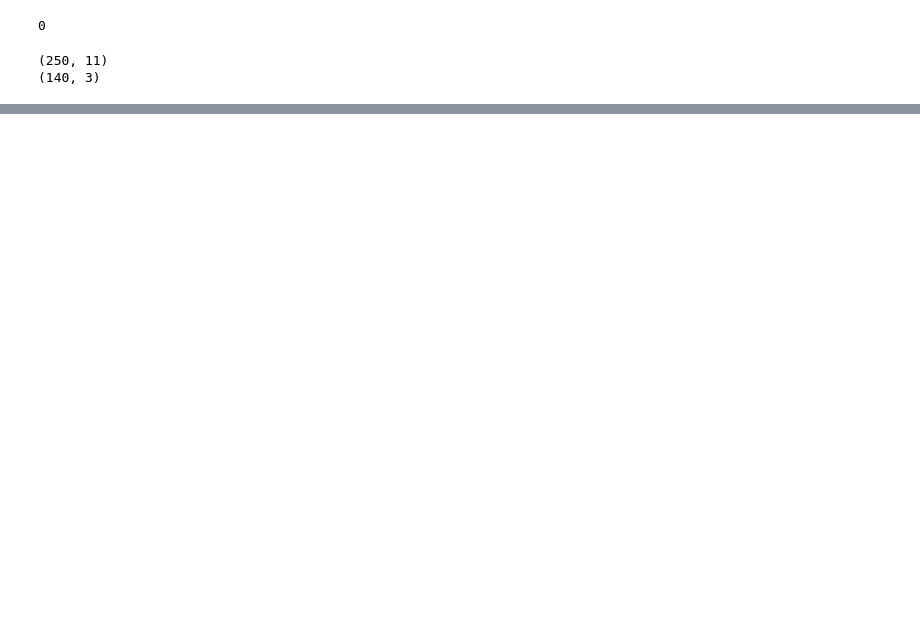
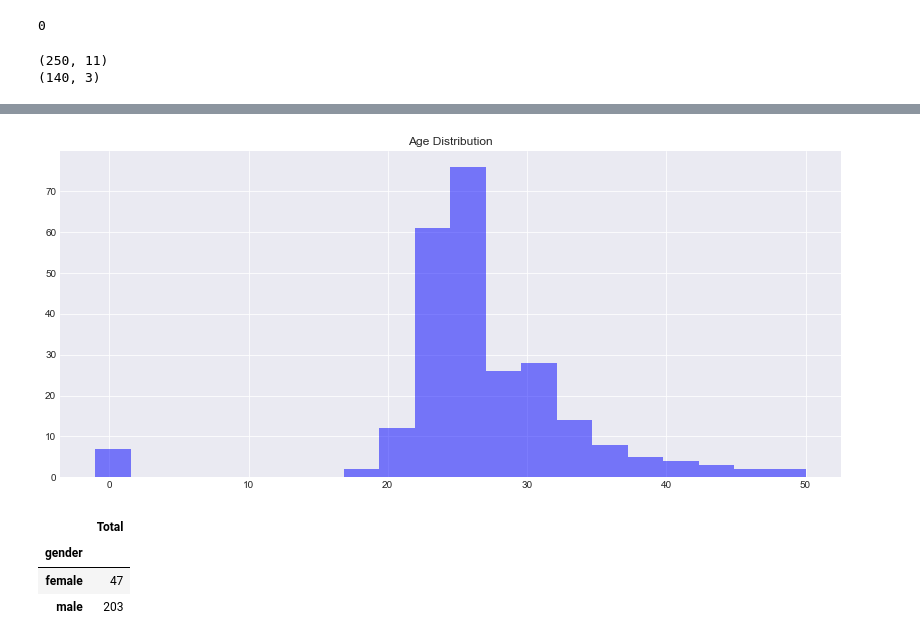
Before and after one commit to Ldave01/Data-Processing-Project, a Jupyter notebook: data_processing.ipynb, the cells around one changed output, grey strips where cells are left out. Saved outputs shown, nothing was run; the diff lists cells and outputs as text; code cells hidden in the pictures; blank space fills up the shorter version.

```diff
--- a/data_processing.ipynb
+++ b/data_processing.ipynb
@@ -355,0 +301,4 @@ dataset[dataset.gender == "female"].shape[0]
+# %%
+final_dataset = pd.merge(dataset,concatenation,how = 'left', left_on = 'quest_id', right_on= 'quest_id')
+#final.reset_index(inplace = True ,level = 0)
+final_dataset['payment_method'] = final_dataset['payment_method'].fillna('No payment')
@@ -355,0 +333,10 @@ dataset[dataset.gender == "female"].shape[0]
+# %%
+#Function that calculate age from Date of birth
+from datetime import datetime, date
+def age(dob):
+    today = date.today()
+    return today.year - dob.year - ((today.month,today.day)< (dob.month,dob.day))
+# %%
+final_dataset['dob'] = pd.to_datetime(final_dataset['dob'])
+# %%
+final_dataset['age'] = final_dataset['dob'].apply(age)
@@ -355,0 +359,8 @@ dataset[dataset.gender == "female"].shape[0]
+# %%
+plt.figure(figsize=(14,6))
+plt.style.use('seaborn-darkgrid')
+plt.hist(final_dataset.age,bins=20,alpha =0.5,color="blue")
+plt.title("Age Distribution")
+plt.show()
+# %% [output]
+[figure, added]
@@ -355,0 +371,7 @@ dataset[dataset.gender == "female"].shape[0]
+# %%
+gender_total
+# %% [output]
+|  | Total |
+| gender |  |
+| female | 47 |
+| male | 203 |
```
Also changed, not shown: parts of 87 cells of this notebook.
